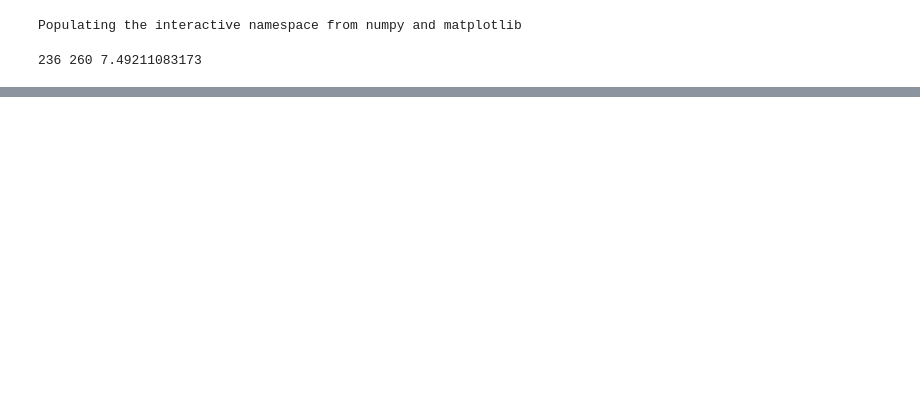
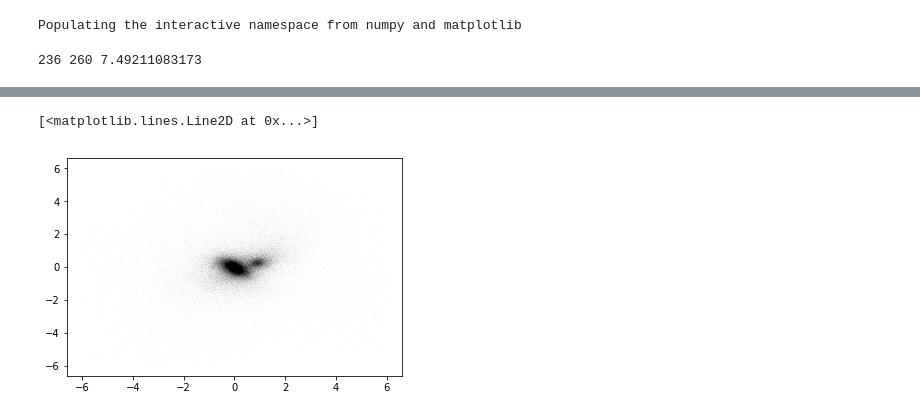
Before and after one commit to ornemarioni/Barras_GdGs, a Jupyter notebook: Barras_Gd/programs/galaxy_evolution.ipynb, the cells around one changed output, grey strips where cells are left out. Saved outputs shown, nothing was run; the diff lists cells and outputs as text; code cells hidden in the pictures; blank space fills up the shorter version.

```diff
--- a/Barras_Gd/programs/galaxy_evolution.ipynb
+++ b/Barras_Gd/programs/galaxy_evolution.ipynb
@@ -172,0 +175,5 @@ ax.tick_params('both', length=8, width=1.8,which='major', direction='in', right=
+# %%
+plt.plot(pos[1,corte], pos[2,corte],'.k',markersize=0.01)
+# %% [output]
+[<matplotlib.lines.Line2D at 0x...>]
+[figure, added]
```
Also changed, not shown: parts of 4 cells of this notebook, 3 other files.
